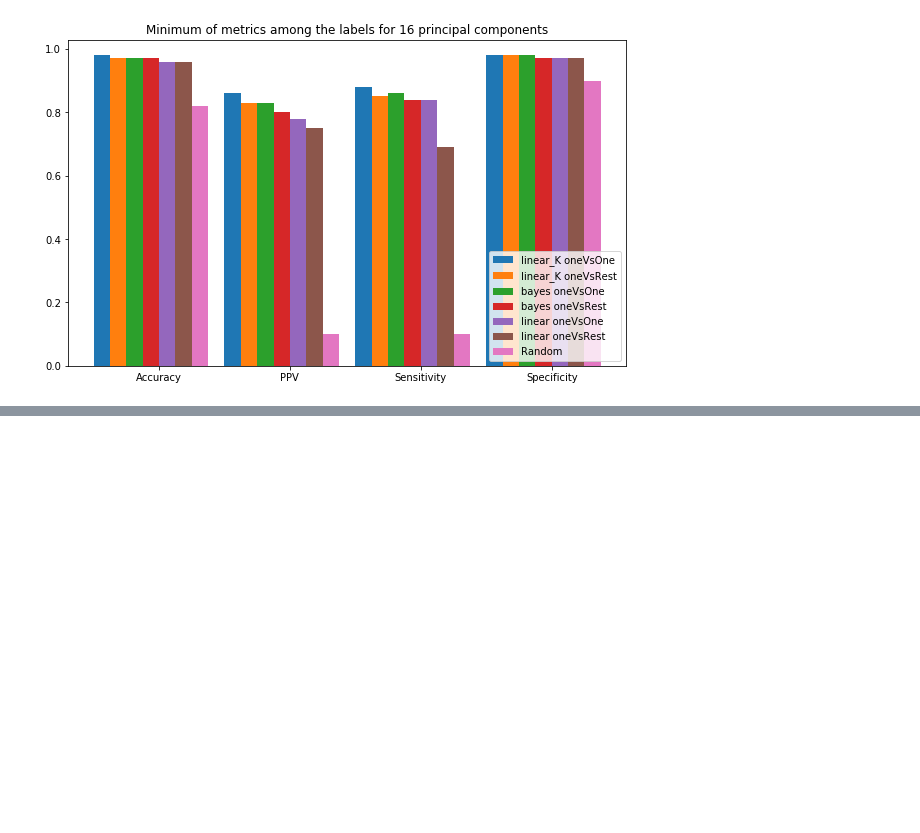
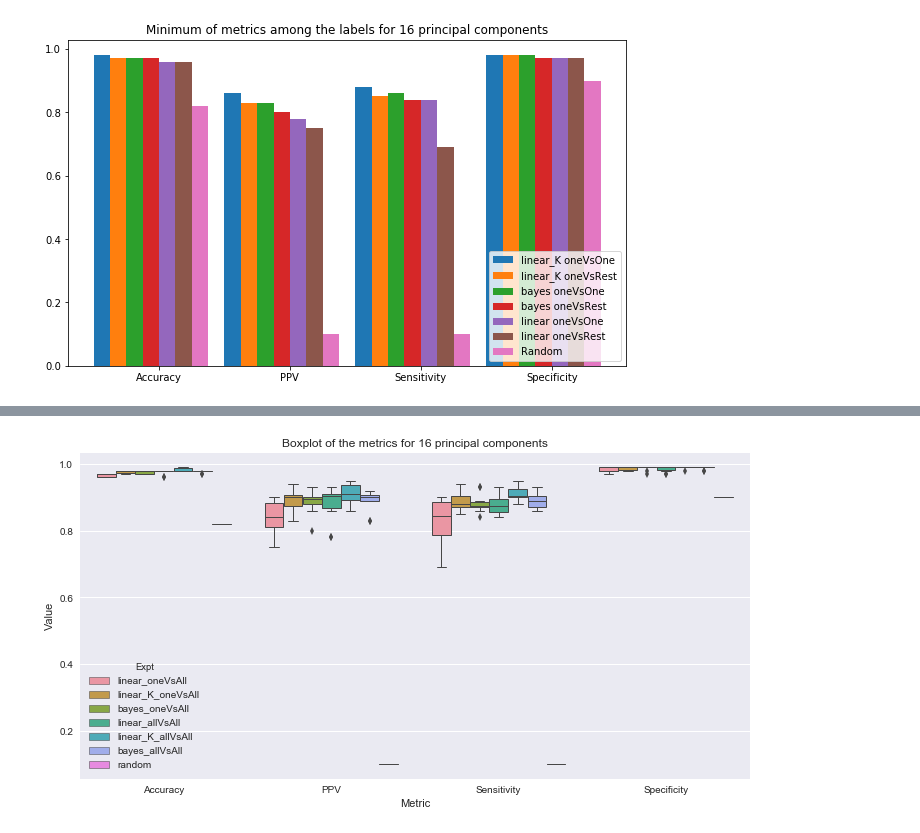
Before and after one commit to teambengio/finalproject, a Jupyter notebook: finalproject-allvsall.ipynb, the cells around one changed output, grey strips where cells are left out. Drawn from its saved outputs; the diff is of its cells as text; code cells hidden in the pictures; blank space fills up the shorter version.

Commit message:
Added boxplot to replace min plot

```diff
--- a/finalproject-allvsall.ipynb
+++ b/finalproject-allvsall.ipynb
@@ -1077,3 +1105,12 @@ fig.set_size_inches(10,6)
 plt.show()
 # %% [output]
 [figure]
+# %%
+rm = get_random_metrics(digits)
+randMetric = metrics[0].copy()
+randMetric["Expt"] = "random"
+for i, met in enumerate(metrics_list) :
+    randMetric[met] = rm[i]
+metrics.append(randMetric)
+
+display(randMetric)
@@ -1079,0 +1129,9 @@ plt.show()
+# %%
+results = pd.concat(metrics)
+# %%
+dfList = []
+for i, met in enumerate(metrics_list) :
+    df = results[["Expt"]]
+    df["Metric"] = met
+    df["Value"] = results[met].copy()
+    dfList.append(df)
@@ -1079,0 +1147,2 @@ plt.show()
+# %%
+dfm = pd.concat(dfList)
@@ -1079,0 +1160,9 @@ plt.show()
+# %%
+title = "Boxplot of the metrics for {} principal components".format(numPC)
+fig, ax = plt.subplots(figsize=(12,6))
+sns.boxplot(ax=ax,x="Metric",y="Value",data=dfm, hue="Expt", linewidth=1).set_title(title)
+fName = os.path.join(pDir,'box_metrics_n{}_{}.png'.format(numPC,rev))
+savefig(fName, bbox_inches='tight')
+sns.plt.show()
+# %% [output]
+[figure, added]
```
Also changed, not shown: parts of 8 cells of this notebook, 2 other files.
